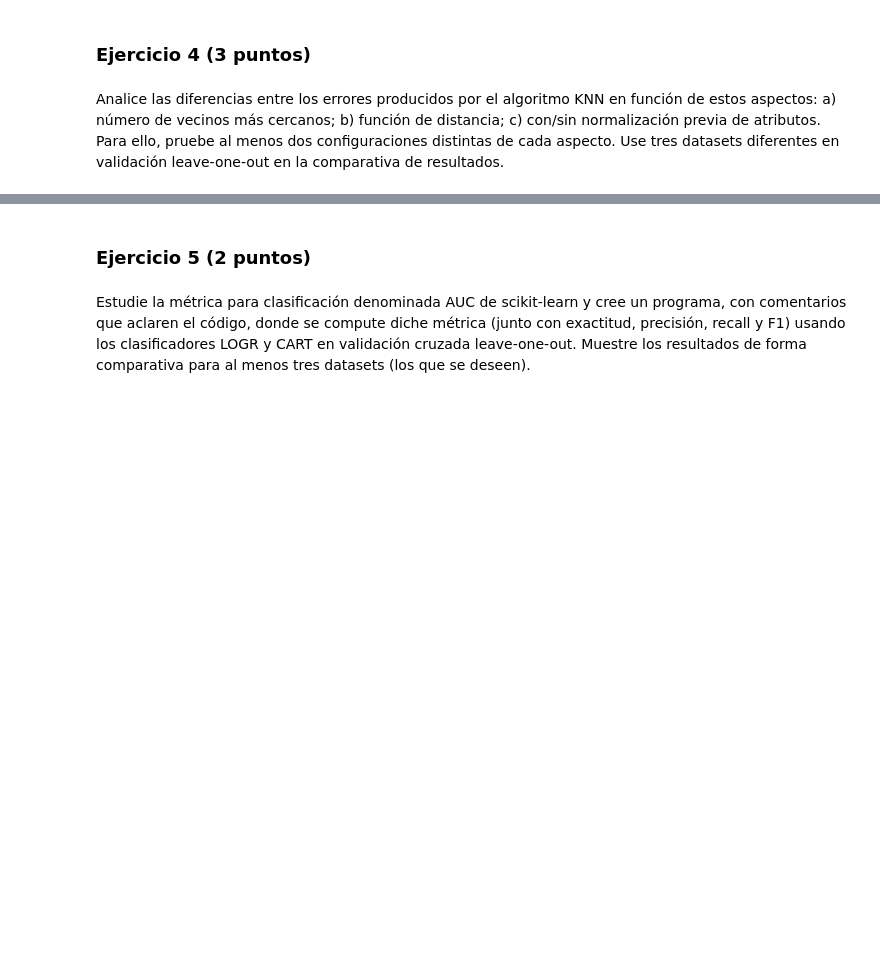
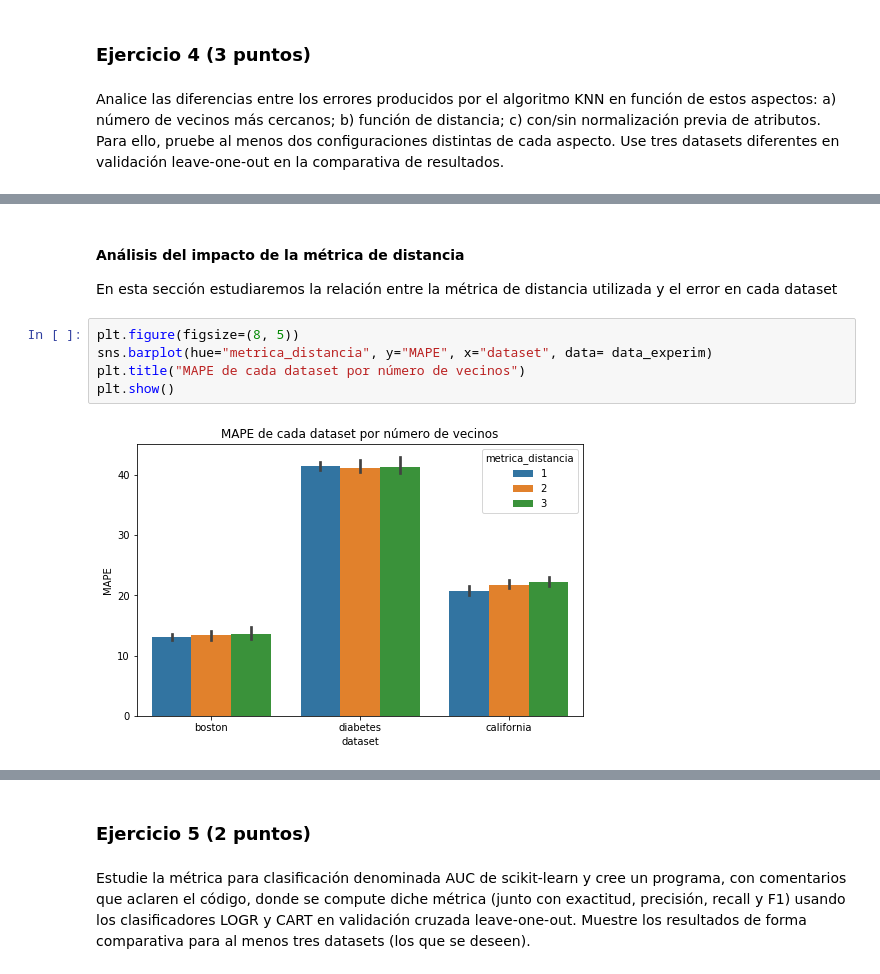
Before and after one commit to cposada8/master_ia, a Jupyter notebook: 4_aprendizaje_supervisado/actividades/Actividad2.ipynb, the cells around one changed output, grey strips where cells are left out. Cells and saved outputs as stored; diff of their text form; blank space fills up the shorter version.

```diff
--- a/4_aprendizaje_supervisado/actividades/Actividad2.ipynb
+++ b/4_aprendizaje_supervisado/actividades/Actividad2.ipynb
@@ -299,0 +608,10 @@ Analice las diferencias entre los errores producidos por el algoritmo KNN en fun
+# %% [markdown]
+#### Análisis del impacto de la métrica de distancia
+En esta sección estudiaremos la relación entre la métrica de distancia utilizada y el error en cada dataset
+# %%
+plt.figure(figsize=(8, 5))
+sns.barplot(hue="metrica_distancia", y="MAPE", x="dataset", data= data_experim)
+plt.title("MAPE de cada dataset por número de vecinos")
+plt.show()
+# %% [output]
+[figure, added]
```
Also changed, not shown: parts of 51 cells of this notebook, 14 other files.
